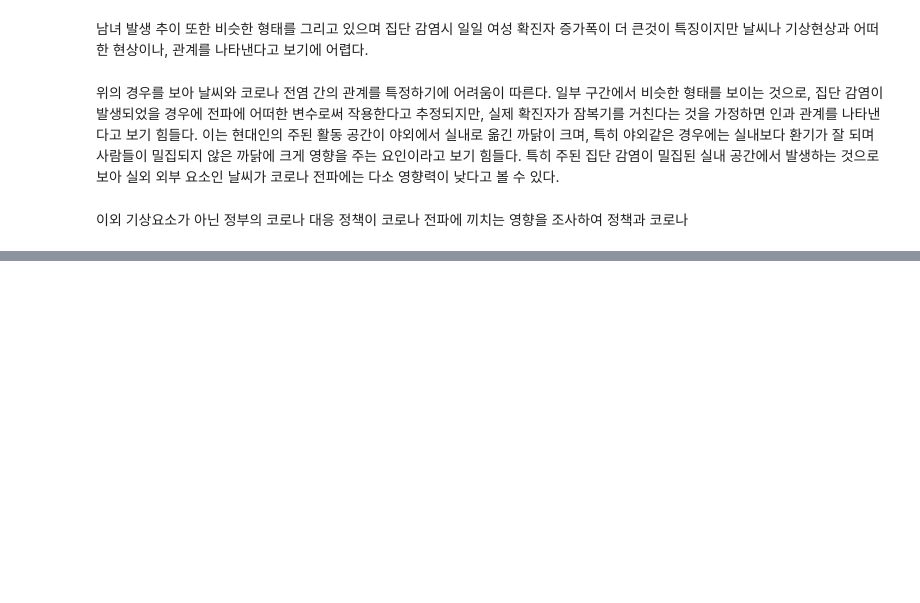
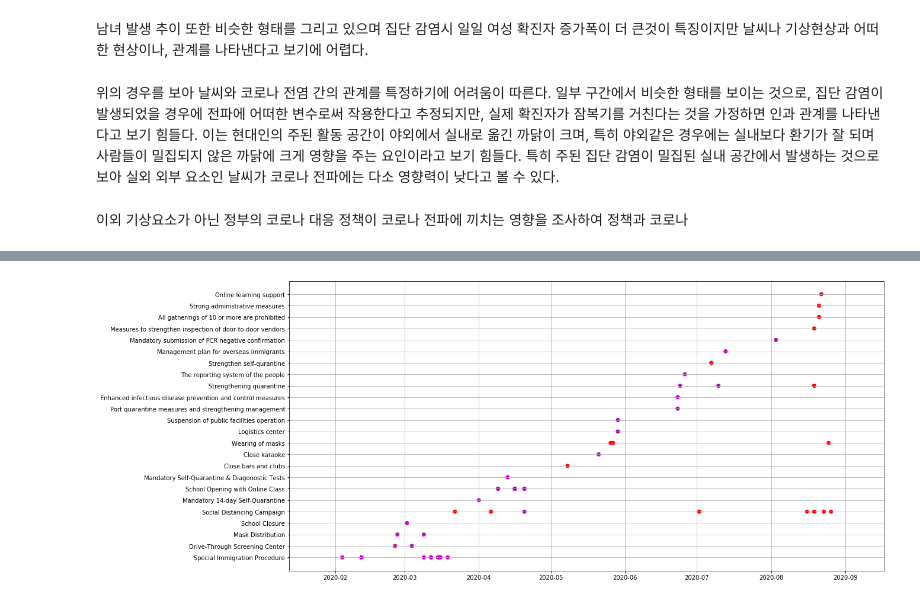
Before and after one commit to fishoe/covid_insight, a Jupyter notebook: insight.ipynb, the cells around one changed output, grey strips where cells are left out. Saved outputs shown, nothing was run; the diff lists cells and outputs as text; code cells hidden in the pictures; blank space fills up the shorter version.

```diff
--- a/insight.ipynb
+++ b/insight.ipynb
@@ -273,0 +315,14 @@ for idx , i in enumerate(gens):
+# %%
+# 규제강도 m:의무, r:강제 로 유의미한 정책 분류(정례브리핑의 정책피드백 참고)
+df_plc2 = df_plc[(df_plc['color'] == 'm') | (df_plc['color'] == 'r')]
+df_plc2['date'] = df_plc['start_date']
+
+x_plc = df_plc2['start_datetime']
+y_plc = df_plc2['gov_policy']
+
+plt.figure(figsize=(18,9))
+plt.scatter(x_plc, y_plc, color=df_plc2['color'])
+plt.xticks()
+plt.grid()
+# %% [output]
+[figure, added]
```
Also changed, not shown: parts of 6 cells of this notebook, 3 other files.
